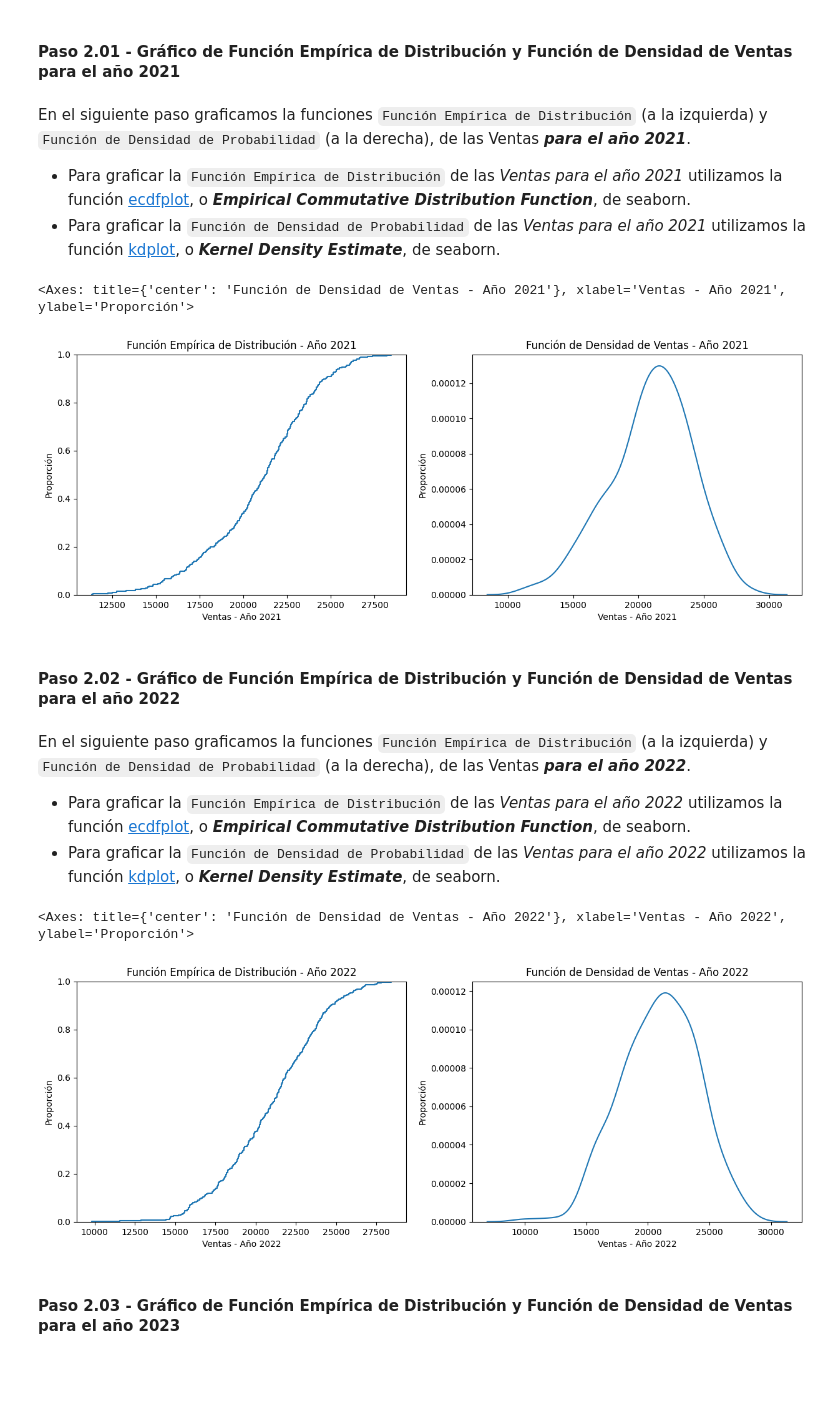
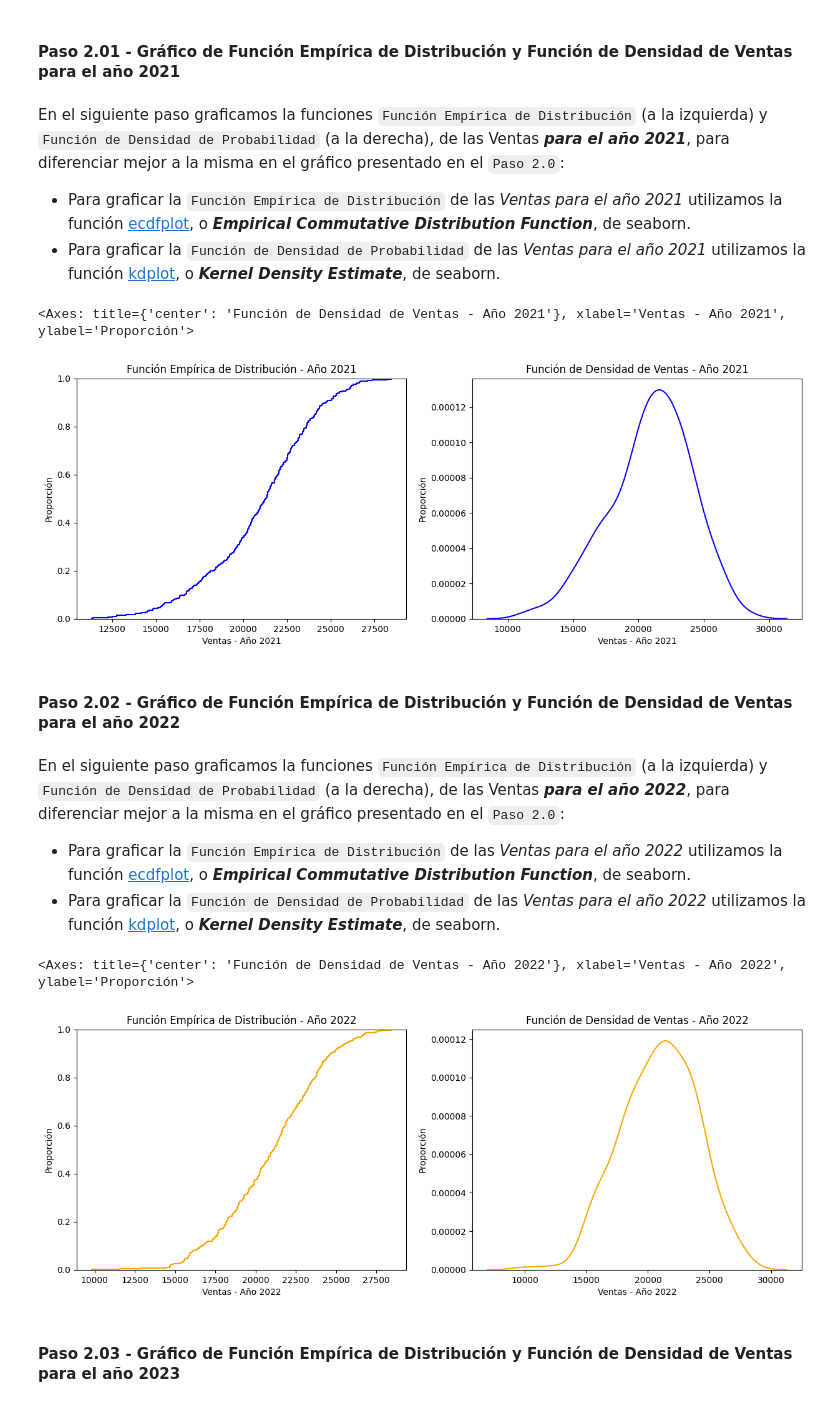
Before and after one commit to gasper-az/fiuba_probabilidad_y_estadistica, a Jupyter notebook: Exámenes/TP 01/Resolucion/Gaspar Acevedo Zain - Primer Examen - PEIA - 21Co2025.ipynb, the cells around one changed output. Saved outputs shown, nothing was run; the diff lists cells and outputs as text; code cells hidden in the pictures; blank space fills up the shorter version.

```diff
--- a/Exámenes/TP 01/Resolucion/Gaspar Acevedo Zain - Primer Examen - PEIA - 21Co2025.ipynb
+++ b/Exámenes/TP 01/Resolucion/Gaspar Acevedo Zain - Primer Examen - PEIA - 21Co2025.ipynb
@@ -506,7 +506,7 @@ axes[1].legend(['Ventas 2021', 'Ventas 2022', 'Ventas 2023'])
 # %% [markdown]
 #### Paso 2.01 - Gráfico de Función Empírica de Distribución y Función de Densidad de Ventas para el año 2021
 # %% [markdown]
-En el siguiente paso graficamos la funciones `Función Empírica de Distribución` (a la izquierda) y `Función de Densidad de Probabilidad` (a la derecha), de las Ventas ***para el año 2021***.
+En el siguiente paso graficamos la funciones `Función Empírica de Distribución` (a la izquierda) y `Función de Densidad de Probabilidad` (a la derecha), de las Ventas ***para el año 2021***, para diferenciar mejor a la misma en el gráfico presentado en el `Paso 2.0`:
 
 - Para graficar la `Función Empírica de Distribución` de las *Ventas para el año 2021* utilizamos la función [ecdfplot](https://seaborn.pydata.org/generated/seaborn.ecdfplot.html), o ***Empirical Commutative Distribution Function***, de seaborn.
 - Para graficar la `Función de Densidad de Probabilidad` de las *Ventas para el año 2021* utilizamos la función [kdplot](https://seaborn.pydata.org/generated/seaborn.kdeplot.html), o ***Kernel Density Estimate***, de seaborn.
@@ -519,7 +519,7 @@ fig, axes = plt.subplots(1, 2, figsize=(15, 5))
 axes[0].set_title('Función Empírica de Distribución - Año 2021')
 axes[0].set_xlabel("Ventas - Año 2021")
 axes[0].set_ylabel("Proporción")
-sns.ecdfplot(ventas_2021, ax=axes[0])
+sns.ecdfplot(ventas_2021, ax=axes[0], color="blue")
 
 # https://seaborn.pydata.org/generated/seaborn.kdeplot.html
 # https://www.geeksforgeeks.org/seaborn-kdeplot-a-comprehensive-guide/
@@ -527,38 +527,38 @@ sns.ecdfplot(ventas_2021, ax=axes[0])
 axes[1].set_title('Función de Densidad de Ventas - Año 2021')
 axes[1].set_xlabel("Ventas - Año 2021")
 axes[1].set_ylabel("Proporción")
-sns.kdeplot(ventas_2021, ax=axes[1])
+sns.kdeplot(ventas_2021, ax=axes[1], color="blue")
 # %% [output]
 <Axes: title={'center': 'Función de Densidad de Ventas - Año 2021'}, xlabel='Ventas - Año 2021', ylabel='Proporción'>
-[figure, old version]
+[figure, new version]
 # %% [markdown]
 #### Paso 2.02 - Gráfico de Función Empírica de Distribución y Función de Densidad de Ventas para el año 2022
 # %% [markdown]
-En el siguiente paso graficamos la funciones `Función Empírica de Distribución` (a la izquierda) y `Función de Densidad de Probabilidad` (a la derecha), de las Ventas ***para el año 2022***.
+En el siguiente paso graficamos la funciones `Función Empírica de Distribución` (a la izquierda) y `Función de Densidad de Probabilidad` (a la derecha), de las Ventas ***para el año 2022***, para diferenciar mejor a la misma en el gráfico presentado en el `Paso 2.0`:
 
 - Para graficar la `Función Empírica de Distribución` de las *Ventas para el año 2022* utilizamos la función [ecdfplot](https://seaborn.pydata.org/generated/seaborn.ecdfplot.html), o ***Empirical Commutative Distribution Function***, de seaborn.
 - Para graficar la `Función de Densidad de Probabilidad` de las *Ventas para el año 2022* utilizamos la función [kdplot](https://seaborn.pydata.org/generated/seaborn.kdeplot.html), o ***Kernel Density Estimate***, de seaborn.
 # %%
 fig, axes = plt.subplots(1, 2, figsize=(15, 5))
 
 # Empirical Commutative Distribution Function
 # https://seaborn.pydata.org/generated/seaborn.ecdfplot.html
 # https://www.geeksforgeeks.org/how-to-make-ecdf-plot-with-seaborn-in-python/
 axes[0].set_title('Función Empírica de Distribución - Año 2022')
 axes[0].set_xlabel("Ventas - Año 2022")
 axes[0].set_ylabel("Proporción")
-sns.ecdfplot(ventas_2022, ax=axes[0])
+sns.ecdfplot(ventas_2022, ax=axes[0], color="orange")
 
 # https://seaborn.pydata.org/generated/seaborn.kdeplot.html
 # https://www.geeksforgeeks.org/seaborn-kdeplot-a-comprehensive-guide/
 # Función Densidad Probabilidad
 axes[1].set_title('Función de Densidad de Ventas - Año 2022')
 axes[1].set_xlabel("Ventas - Año 2022")
 axes[1].set_ylabel("Proporción")
-sns.kdeplot(ventas_2022, ax=axes[1])
+sns.kdeplot(ventas_2022, ax=axes[1], color="orange")
 # %% [output]
 <Axes: title={'center': 'Función de Densidad de Ventas - Año 2022'}, xlabel='Ventas - Año 2022', ylabel='Proporción'>
-[figure, old version]
+[figure, new version]
 # %% [markdown]
 #### Paso 2.03 - Gráfico de Función Empírica de Distribución y Función de Densidad de Ventas para el año 2023
 # %% [markdown]
```
Also changed, not shown: parts of 6 cells of this notebook.
